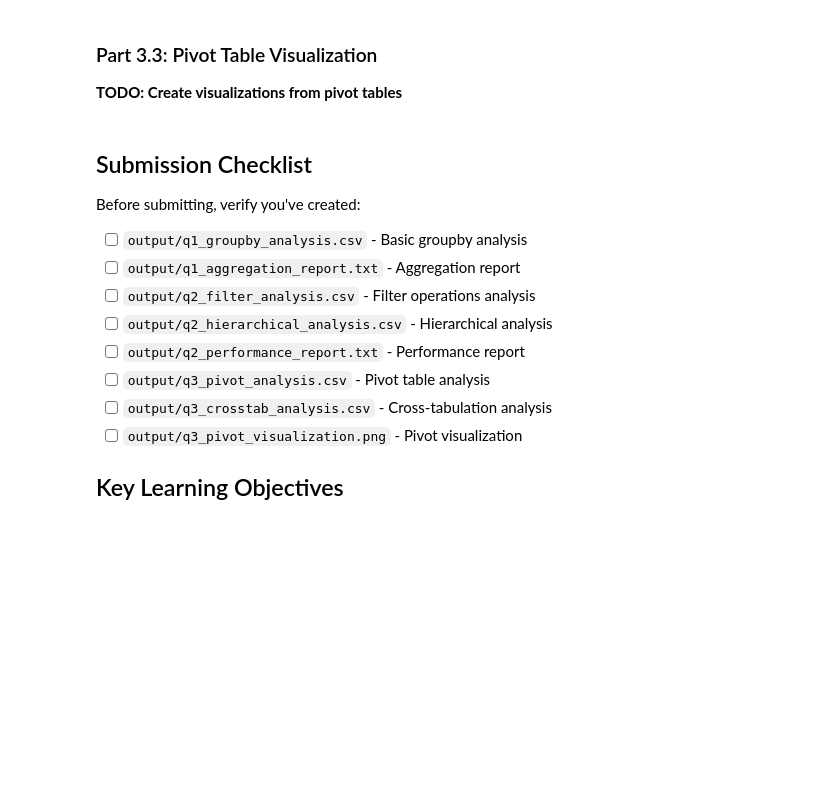
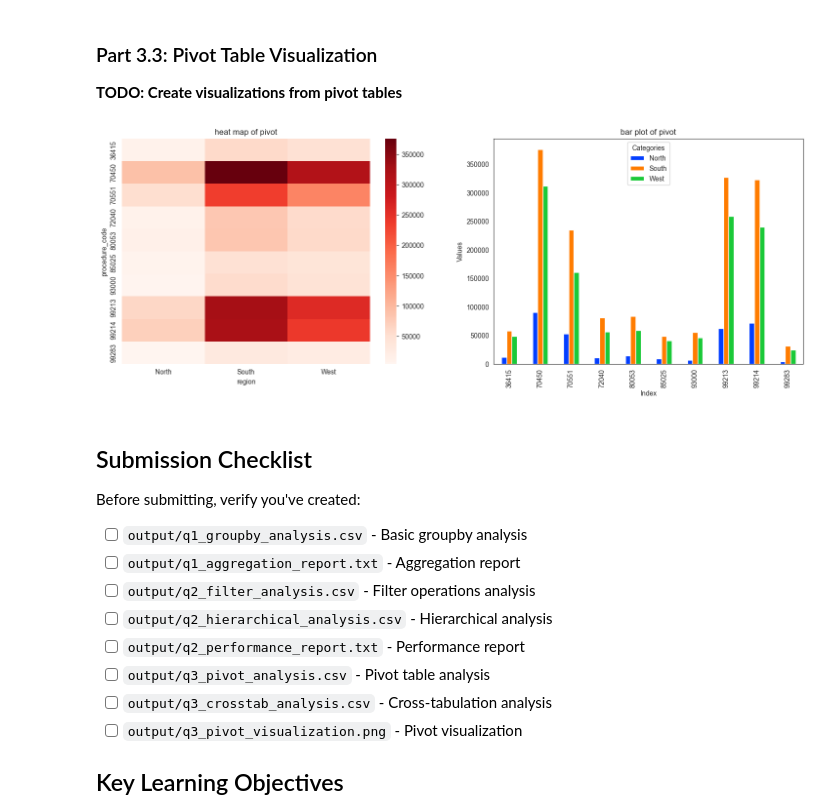
Before and after one commit to UCSF-DataSci/ds217-08-group-filter-and-flow-t25ara, a Jupyter notebook: assignment.ipynb, the cells around one changed output. Drawn from its saved outputs; the diff is of its cells as text; code cells hidden in the pictures; blank space fills up the shorter version.

```diff
--- a/assignment.ipynb
+++ b/assignment.ipynb
@@ -383,10 +383,32 @@ West   Urgent Care   Taylor Miller     19.454545  13.434014    2   35     33
 **TODO: Create pivot tables for multi-dimensional analysis**
 # %%
 # TODO: Create pivot table: encounter charges by procedure code and region
+pivot = pd.pivot_table(merged_df,
+                       values = 'service_charge',
+                       index = 'procedure_code',
+                       columns = 'region',
+                       aggfunc = 'sum')
+print(pivot)
+
 # TODO: Create pivot table with multiple aggregations (sum, mean, count)
+pivot_agg = pd.pivot_table(merged_df,
+                    values='service_charge',
+                    index='procedure_code',
+                    columns='region',
+                    aggfunc= ['sum','mean','count'])
+display(pivot_agg)
 # TODO: Add totals (margins) to pivot table
 # TODO: Handle missing values with fill_value
-
+advanced_pivot = pd.pivot_table(merged_df,
+                    values='service_charge',
+                    index='procedure_code',
+                    columns='region',
+                    aggfunc= ['sum','mean','count'],
+                    margins=True,
+                    margins_name='Total',
+                    fill_value=0)
+display(advanced_pivot)
 # Tip: When saving a pivot table to CSV, the index (row labels) is preserved by default.
 #      This is usually desired - when reading back, use index_col=0 to restore the index.
 # TODO: Save results as 'output/q3_pivot_analysis.csv'
+advanced_pivot.to_csv('output/q3_pivot_analysis.csv')
@@ -408,11 +507,21 @@ West   Urgent Care   Taylor Miller     19.454545  13.434014    2   35     33
 **TODO: Create visualizations from pivot tables**
 # %%
 # TODO: Create heatmap from pivot table
+fig, axes = plt.subplots(1, 2, figsize=(18, 6))
+# TODO: Customize colors and styling
+sns.set_style('white')
+sns.heatmap(data = pivot,ax=axes[0], cmap = 'Reds')
 # TODO: Create bar chart from pivot table
-# TODO: Customize colors and styling
-# TODO: Add appropriate titles and labels
-
+pivot.plot(kind='bar', ax=axes[1], color=sns.color_palette('bright', len(pivot.columns)))# TODO: Add appropriate titles and labels
+axes[0].set_title('heat map of pivot')
+axes[1].set_title('bar plot of pivot')
+axes[1].set_xlabel('Index')
+axes[1].set_ylabel('Values')
+axes[1].legend(title='Categories')
 # TODO: Save the plot as 'output/q3_pivot_visualization.png'
+fig.savefig('output/q3_pivot_visualization.png', dpi=300)
+# %% [output]
+[figure, added]
 # %% [markdown]
 ## Submission Checklist
 
```
Also changed, not shown: parts of 2 cells of this notebook, 3 other files.
